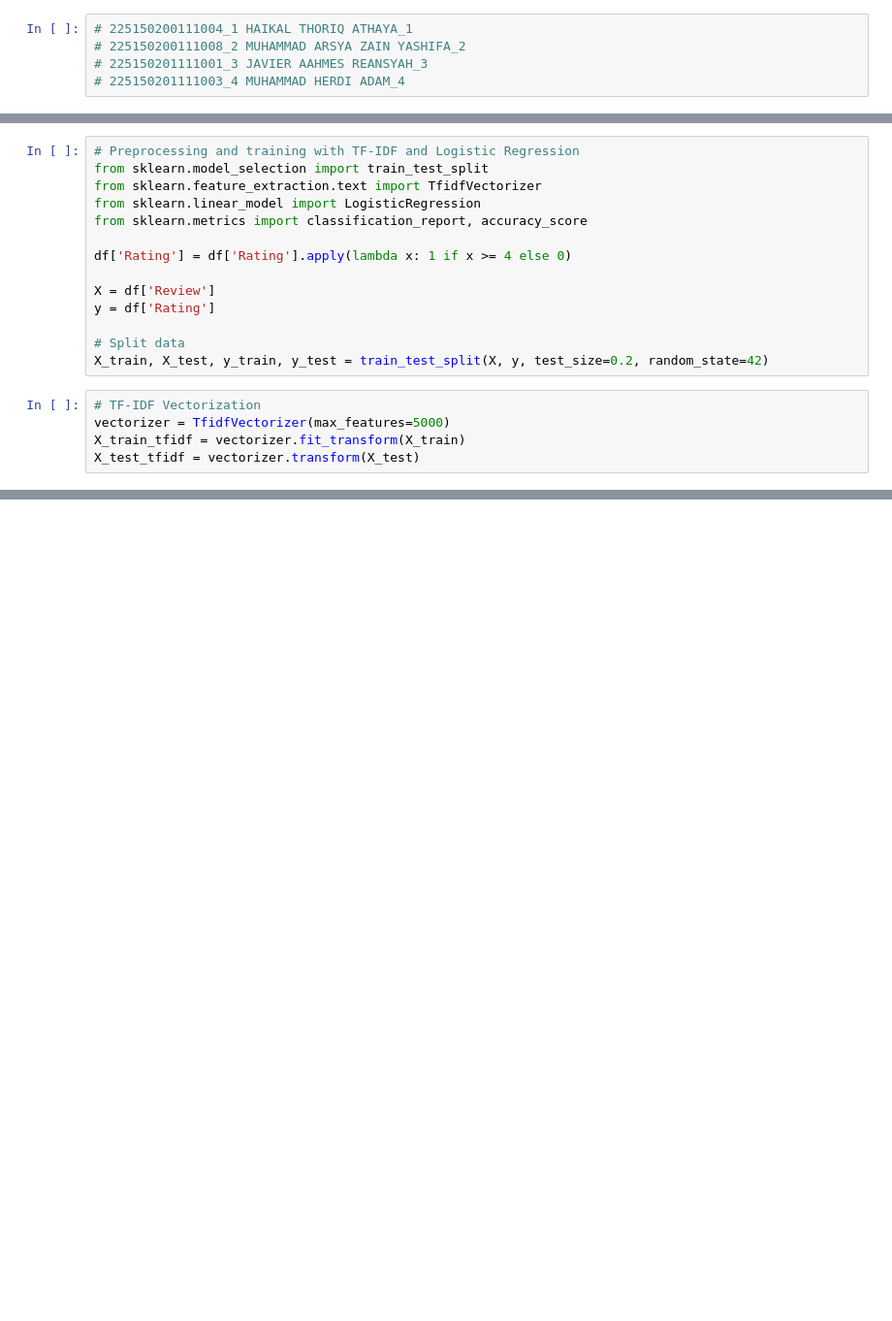
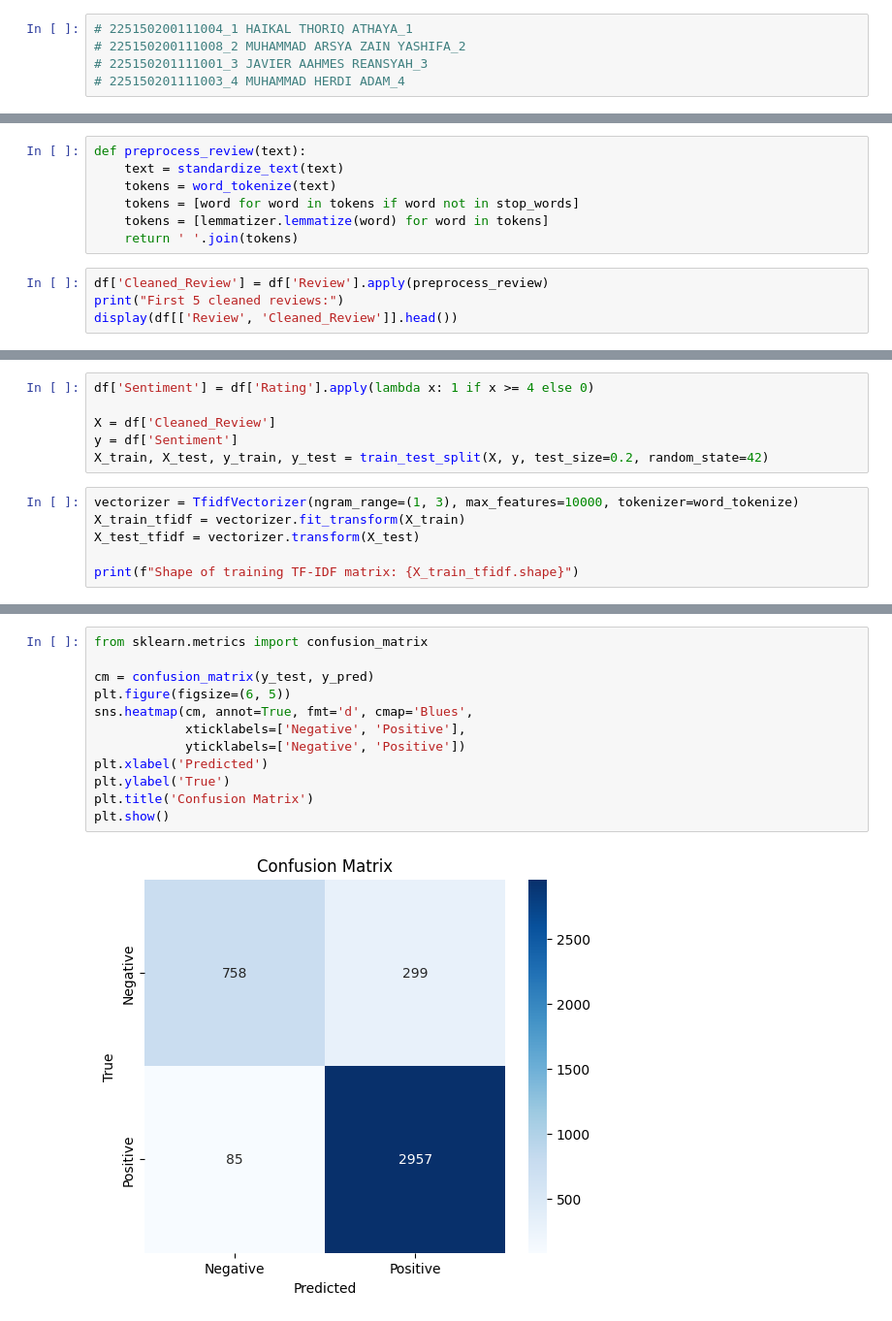
Before and after one commit to javierreansyah/tripadvisor-sentiment-cicd, a Jupyter notebook: Notebooks/notebook.ipynb, the cells around one changed output, grey strips where cells are left out. Shown at 97% size. Cells and saved outputs as stored; diff of their text form; blank space fills up the shorter version.

Commit message:
add preprocessing and optimize actions trigger

```diff
--- a/Notebooks/notebook.ipynb
+++ b/Notebooks/notebook.ipynb
@@ -69,0 +57,11 @@ df.to_csv('../Data/tripadvisor_hotel_reviews.csv', index=False)
+# %%
+def preprocess_review(text):
+    text = standardize_text(text)
+    tokens = word_tokenize(text)
+    tokens = [word for word in tokens if word not in stop_words]
+    tokens = [lemmatizer.lemmatize(word) for word in tokens]
+    return ' '.join(tokens)
+# %%
+df['Cleaned_Review'] = df['Review'].apply(preprocess_review)
+print("First 5 cleaned reviews:")
+display(df[['Review', 'Cleaned_Review']].head())
@@ -70,19 +76,12 @@ df.to_csv('../Data/tripadvisor_hotel_reviews.csv', index=False)
 # %%
-# Preprocessing and training with TF-IDF and Logistic Regression
-from sklearn.model_selection import train_test_split
-from sklearn.feature_extraction.text import TfidfVectorizer
-from sklearn.linear_model import LogisticRegression
-from sklearn.metrics import classification_report, accuracy_score
+df['Sentiment'] = df['Rating'].apply(lambda x: 1 if x >= 4 else 0)
 
-df['Rating'] = df['Rating'].apply(lambda x: 1 if x >= 4 else 0)
-
-X = df['Review']
-y = df['Rating']
-
-# Split data
+X = df['Cleaned_Review']
+y = df['Sentiment']
 X_train, X_test, y_train, y_test = train_test_split(X, y, test_size=0.2, random_state=42)
 # %%
-# TF-IDF Vectorization
-vectorizer = TfidfVectorizer(max_features=5000)
+vectorizer = TfidfVectorizer(ngram_range=(1, 3), max_features=10000, tokenizer=word_tokenize)
 X_train_tfidf = vectorizer.fit_transform(X_train)
 X_test_tfidf = vectorizer.transform(X_test)
+
+print(f"Shape of training TF-IDF matrix: {X_train_tfidf.shape}")
@@ -112,0 +113,14 @@ Name: Review, dtype: object
+# %%
+from sklearn.metrics import confusion_matrix
+
+cm = confusion_matrix(y_test, y_pred)
+plt.figure(figsize=(6, 5))
+sns.heatmap(cm, annot=True, fmt='d', cmap='Blues',
+            xticklabels=['Negative', 'Positive'],
+            yticklabels=['Negative', 'Positive'])
+plt.xlabel('Predicted')
+plt.ylabel('True')
+plt.title('Confusion Matrix')
+plt.show()
+# %% [output]
+[figure, added]
```
Also changed, not shown: parts of 12 cells of this notebook, 16 other files.
